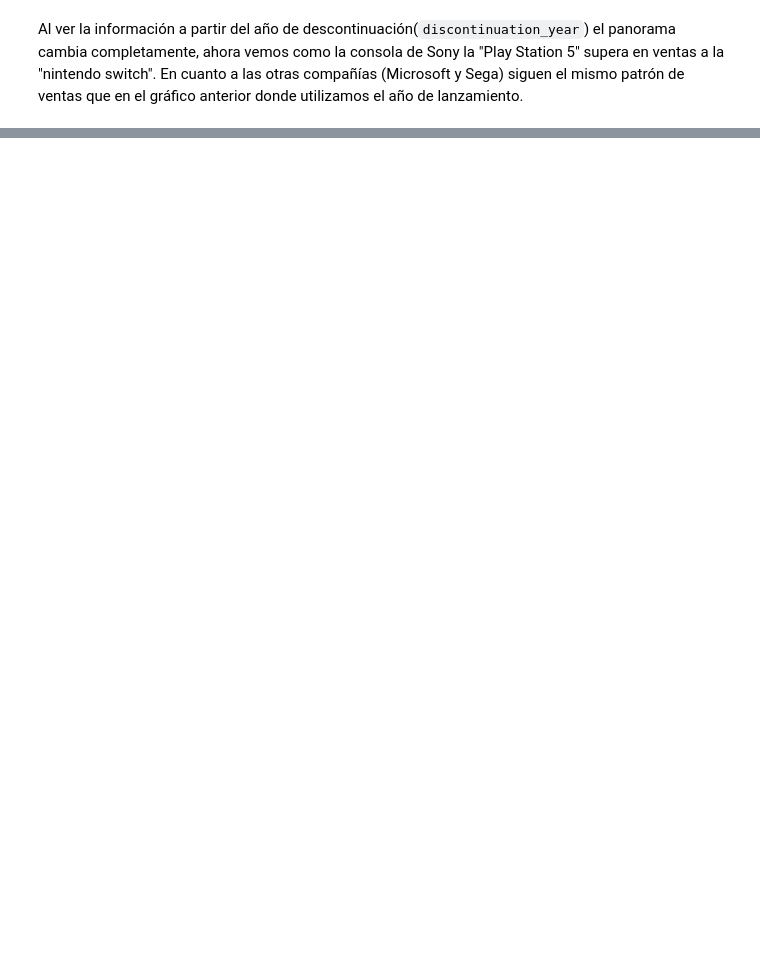
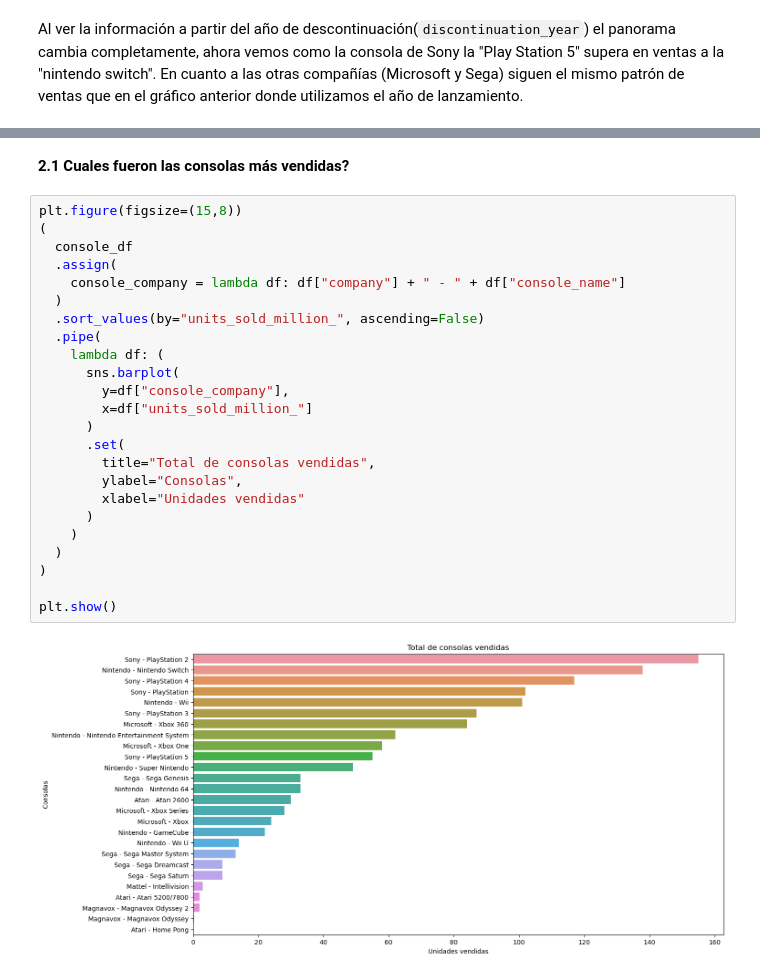
Before and after one commit to pahoalapizco/eda-persona-projects, a Jupyter notebook: notebooks/1.0-eda_personal_projects-console_analysis.ipynb, the cells around one changed output, grey strips where cells are left out. Saved outputs shown, nothing was run; the diff lists cells and outputs as text; blank space fills up the shorter version.

```diff
--- a/notebooks/1.0-eda_personal_projects-console_analysis.ipynb
+++ b/notebooks/1.0-eda_personal_projects-console_analysis.ipynb
@@ -231,0 +259,28 @@ Al ver la información a partir del año de descontinuación(`discontinuation_ye
+# %% [markdown]
+**2.1 Cuales fueron las consolas más vendidas?**
+# %%
+plt.figure(figsize=(15,8))
+(
+  console_df
+  .assign(
+    console_company = lambda df: df["company"] + " - " + df["console_name"]
+  )
+  .sort_values(by="units_sold_million_", ascending=False)
+  .pipe(
+    lambda df: (
+      sns.barplot(
+        y=df["console_company"],
+        x=df["units_sold_million_"]
+      )
+      .set(
+        title="Total de consolas vendidas",
+        ylabel="Consolas",
+        xlabel="Unidades vendidas"
+      )
+    )
+  )
+)
+
+plt.show()
+# %% [output]
+[figure, added]
```
Also changed, not shown: parts of 16 cells of this notebook.
